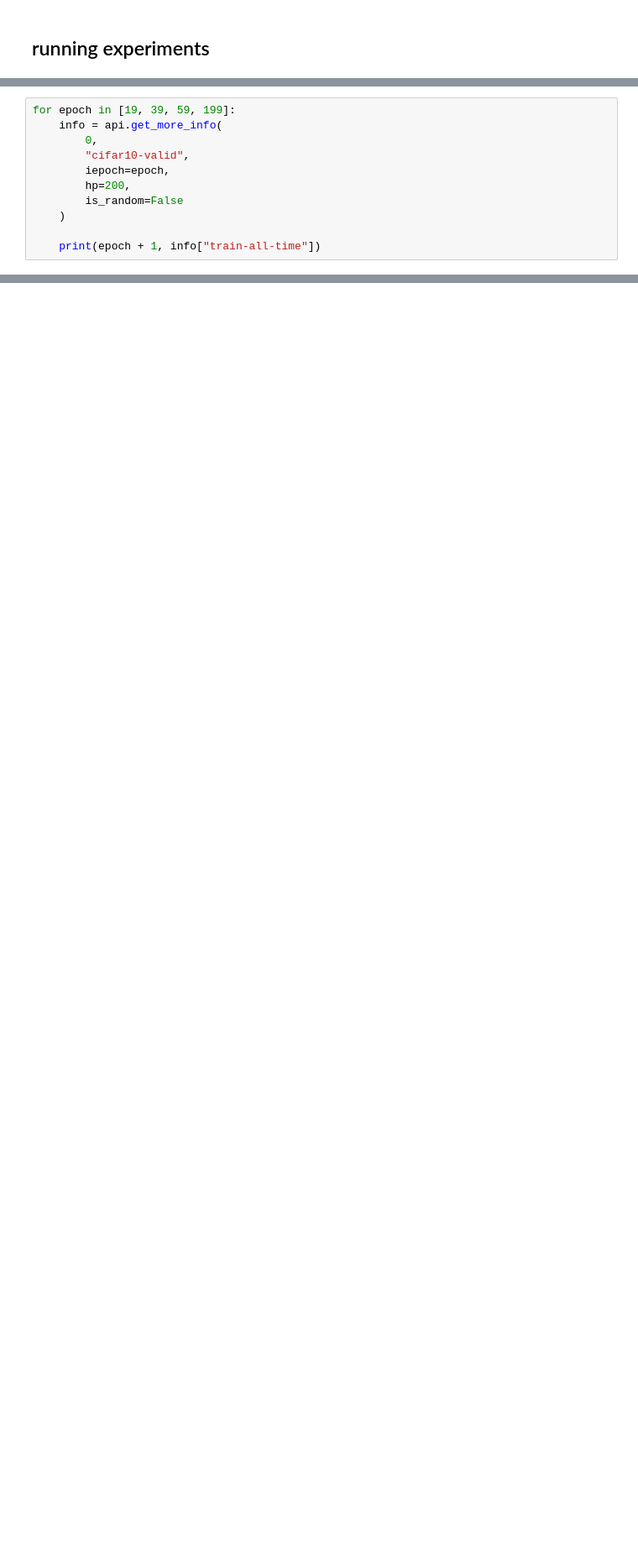
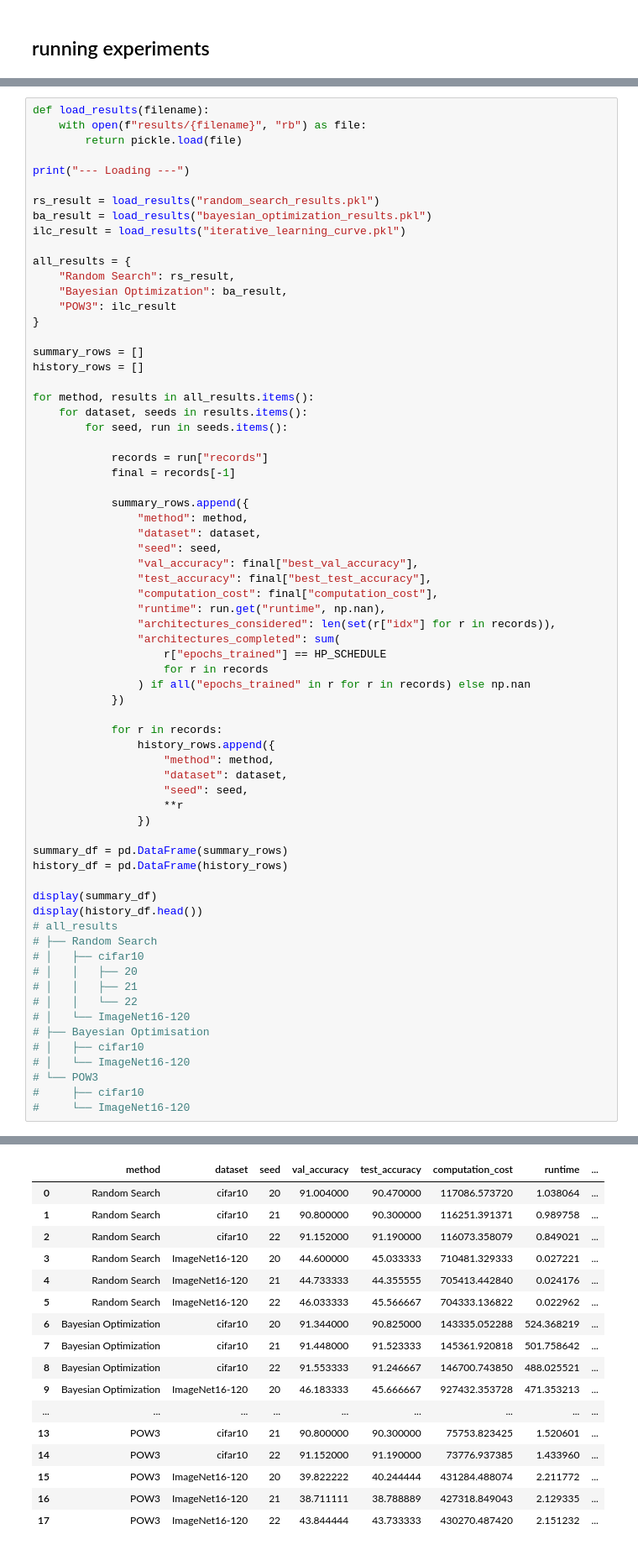
Before and after one commit to MrHydrion/AutoML-assignment2, a Jupyter notebook: A2.ipynb, the cells around one changed output, grey strips where cells are left out. Shown at 84% size. Saved outputs shown, nothing was run; the diff lists cells and outputs as text; blank space fills up the shorter version.

```diff
--- a/A2.ipynb
+++ b/A2.ipynb
@@ -544,12 +642,69 @@ RuntimeError: Optimal parameters not found: Number of calls to function has reac
 # %%
-for epoch in [19, 39, 59, 199]:
-    info = api.get_more_info(
-        0,
-        "cifar10-valid",
-        iepoch=epoch,
-        hp=200,
-        is_random=False
-    )
+def load_results(filename):
+    with open(f"results/{filename}", "rb") as file:
+        return pickle.load(file)
 
-    print(epoch + 1, info["train-all-time"])
+print("--- Loading ---")
+
+rs_result = load_results("random_search_results.pkl")
+ba_result = load_results("bayesian_optimization_results.pkl")
+ilc_result = load_results("iterative_learning_curve.pkl")
+
+all_results = {
+    "Random Search": rs_result,
+    "Bayesian Optimization": ba_result,
+    "POW3": ilc_result
+}
+
+summary_rows = []
+history_rows = []
+
+for method, results in all_results.items():
+    for dataset, seeds in results.items():
+        for seed, run in seeds.items():
+
+            records = run["records"]
+            final = records[-1]
+
+            summary_rows.append({
+                "method": method,
+                "dataset": dataset,
+                "seed": seed,
+                "val_accuracy": final["best_val_accuracy"],
+                "test_accuracy": final["best_test_accuracy"],
+                "computation_cost": final["computation_cost"],
+                "runtime": run.get("runtime", np.nan),
+                "architectures_considered": len(set(r["idx"] for r in records)),
+                "architectures_completed": sum(
+                    r["epochs_trained"] == HP_SCHEDULE
+                    for r in records
+                ) if all("epochs_trained" in r for r in records) else np.nan
+            })
+
+            for r in records:
+                history_rows.append({
+                    "method": method,
+                    "dataset": dataset,
+                    "seed": seed,
+                    **r
+                })
+
+summary_df = pd.DataFrame(summary_rows)
+history_df = pd.DataFrame(history_rows)
+
+display(summary_df)
+display(history_df.head())
+# all_results
+# ├── Random Search
+# │   ├── cifar10
+# │   │   ├── 20
+# │   │   ├── 21
+# │   │   └── 22
+# │   └── ImageNet16-120
+# ├── Bayesian Optimisation
+# │   ├── cifar10
+# │   └── ImageNet16-120
+# └── POW3
+#     ├── cifar10
+#     └── ImageNet16-120
 # %% [output]
@@ -559,0 +712,17 @@ for epoch in [19, 39, 59, 199]:
+|  | method | dataset | seed | val_accuracy | test_accuracy | computation_cost | runtime | ... |
+| 0 | Random Search | cifar10 | 20 | 91.004000 | 90.470000 | 117086.573720 | 1.038064 | ... |
+| 1 | Random Search | cifar10 | 21 | 90.800000 | 90.300000 | 116251.391371 | 0.989758 | ... |
+| 2 | Random Search | cifar10 | 22 | 91.152000 | 91.190000 | 116073.358079 | 0.849021 | ... |
+| 3 | Random Search | ImageNet16-120 | 20 | 44.600000 | 45.033333 | 710481.329333 | 0.027221 | ... |
+| 4 | Random Search | ImageNet16-120 | 21 | 44.733333 | 44.355555 | 705413.442840 | 0.024176 | ... |
+| 5 | Random Search | ImageNet16-120 | 22 | 46.033333 | 45.566667 | 704333.136822 | 0.022962 | ... |
+| 6 | Bayesian Optimization | cifar10 | 20 | 91.344000 | 90.825000 | 143335.052288 | 524.368219 | ... |
+| 7 | Bayesian Optimization | cifar10 | 21 | 91.448000 | 91.523333 | 145361.920818 | 501.758642 | ... |
+| 8 | Bayesian Optimization | cifar10 | 22 | 91.553333 | 91.246667 | 146700.743850 | 488.025521 | ... |
+| 9 | Bayesian Optimization | ImageNet16-120 | 20 | 46.183333 | 45.666667 | 927432.353728 | 471.353213 | ... |
+| ... | ... | ... | ... | ... | ... | ... | ... | ... |
+| 13 | POW3 | cifar10 | 21 | 90.800000 | 90.300000 | 75753.823425 | 1.520601 | ... |
+| 14 | POW3 | cifar10 | 22 | 91.152000 | 91.190000 | 73776.937385 | 1.433960 | ... |
+| 15 | POW3 | ImageNet16-120 | 20 | 39.822222 | 40.244444 | 431284.488074 | 2.211772 | ... |
+| 16 | POW3 | ImageNet16-120 | 21 | 38.711111 | 38.788889 | 427318.849043 | 2.129335 | ... |
+| 17 | POW3 | ImageNet16-120 | 22 | 43.844444 | 43.733333 | 430270.487420 | 2.151232 | ... |
```
Also changed, not shown: parts of 9 cells of this notebook, 3 other files.
